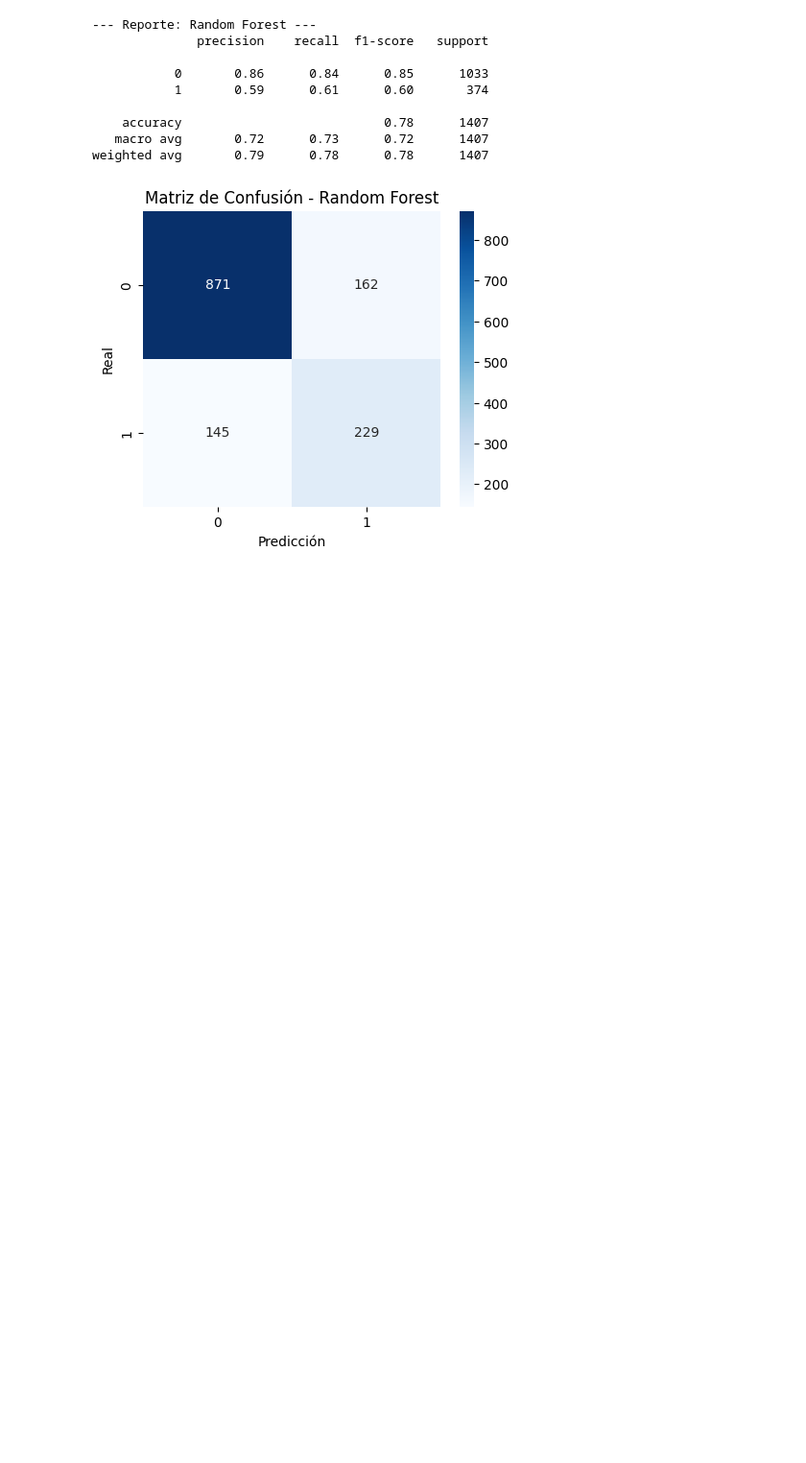
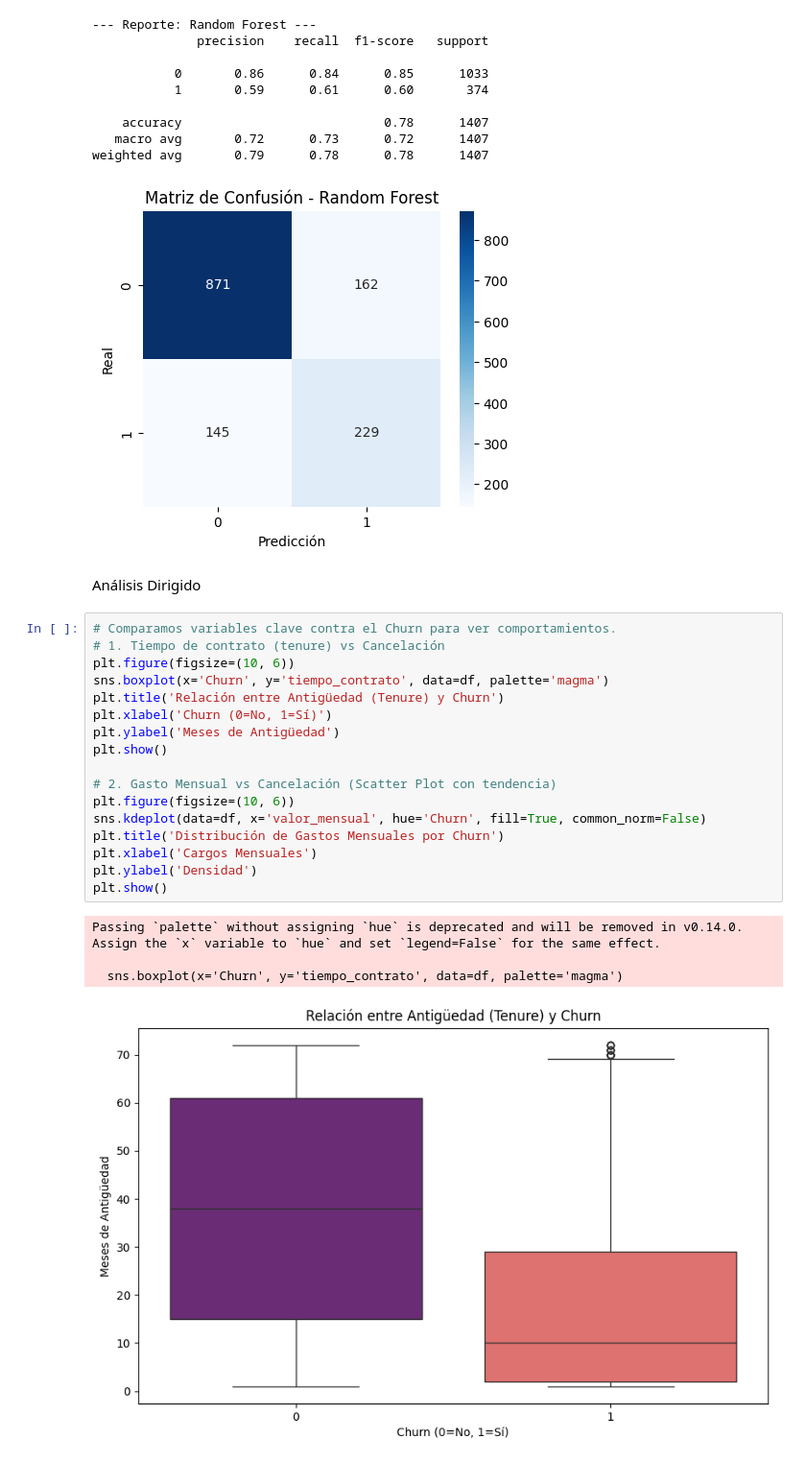
Before and after one commit to Gaby46Pe/challenge2-datascience-latam-gap, a Jupyter notebook: TelecomX_LATAM_2.ipynb, the cells around one changed output. Shown at 96% size. Cells and saved outputs as stored; diff of their text form; blank space fills up the shorter version.

```diff
--- a/TelecomX_LATAM_2.ipynb
+++ b/TelecomX_LATAM_2.ipynb
@@ -270,3 +308,27 @@ weighted avg       0.79      0.77      0.78      1407
    macro avg       0.72      0.73      0.72      1407
 weighted avg       0.79      0.78      0.78      1407
 [figure]
+# %% [markdown]
+Análisis Dirigido
+# %%
+# Comparamos variables clave contra el Churn para ver comportamientos.
+# 1. Tiempo de contrato (tenure) vs Cancelación
+plt.figure(figsize=(10, 6))
+sns.boxplot(x='Churn', y='tiempo_contrato', data=df, palette='magma')
+plt.title('Relación entre Antigüedad (Tenure) y Churn')
+plt.xlabel('Churn (0=No, 1=Sí)')
+plt.ylabel('Meses de Antigüedad')
+plt.show()
+
+# 2. Gasto Mensual vs Cancelación (Scatter Plot con tendencia)
+plt.figure(figsize=(10, 6))
+sns.kdeplot(data=df, x='valor_mensual', hue='Churn', fill=True, common_norm=False)
+plt.title('Distribución de Gastos Mensuales por Churn')
+plt.xlabel('Cargos Mensuales')
+plt.ylabel('Densidad')
+plt.show()
+# %% [output]
+Passing `palette` without assigning `hue` is deprecated and will be removed in v0.14.0. Assign the `x` variable to `hue` and set `legend=False` for the same effect.
+
+  sns.boxplot(x='Churn', y='tiempo_contrato', data=df, palette='magma')
+[figure, added]
```
Also changed, not shown: parts of 6 cells of this notebook, 1 other file.
